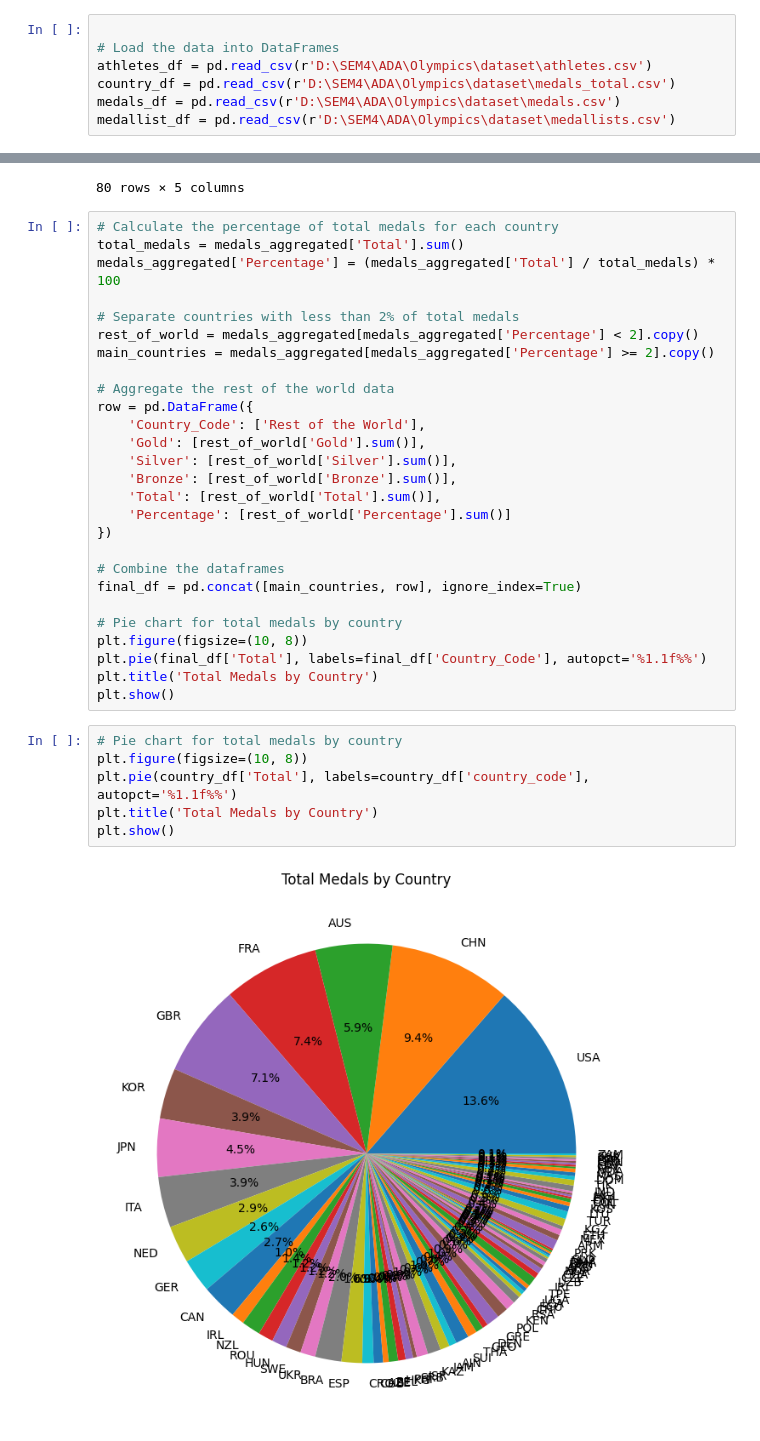
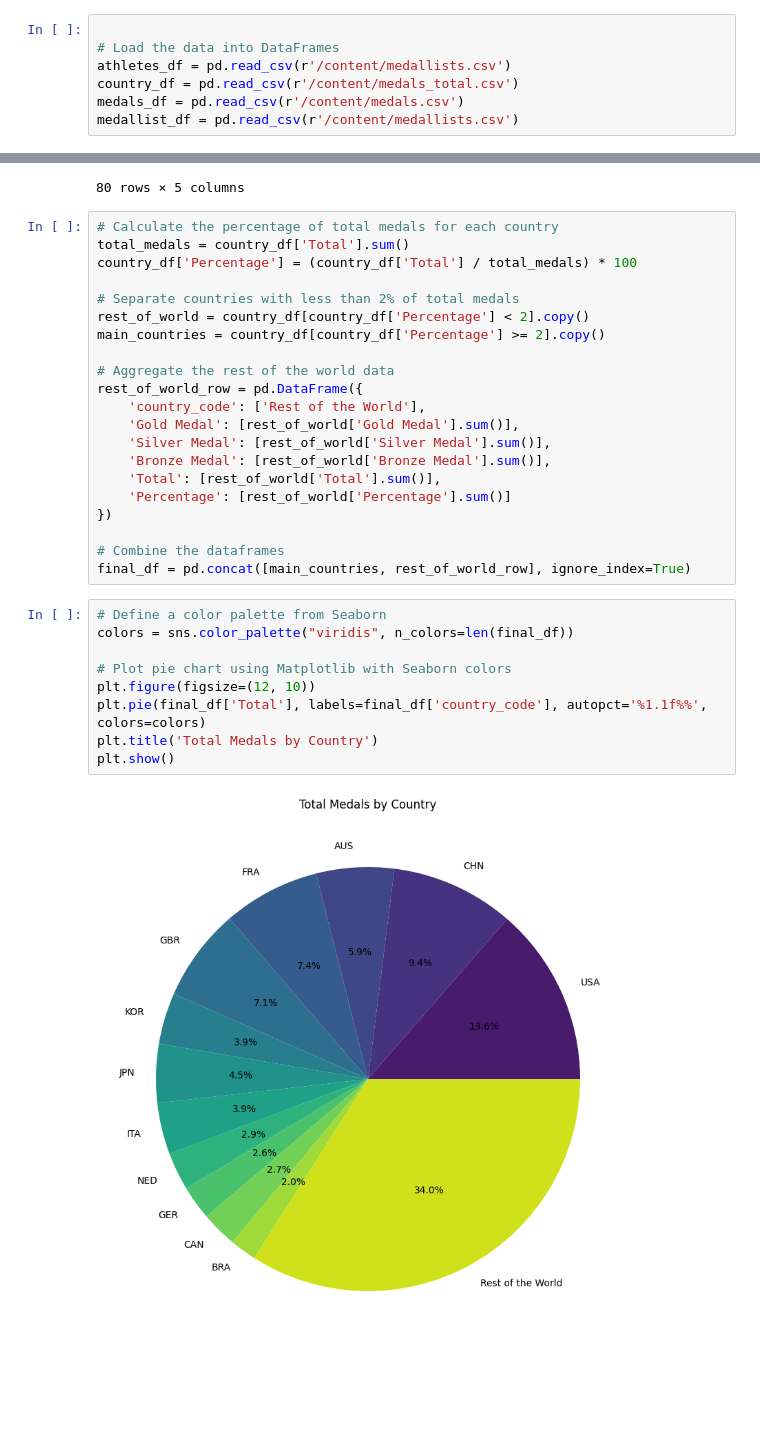
Before and after one commit to noelmt7/Advanced_Data_Analytics, a Jupyter notebook: Olympics/Paris2024_analysis.ipynb, the cells around one changed output, grey strips where cells are left out. Cells and saved outputs as stored; diff of their text form; blank space fills up the shorter version.

Commit message:
olympics

```diff
--- a/Olympics/Paris2024_analysis.ipynb
+++ b/Olympics/Paris2024_analysis.ipynb
@@ -4,10 +8,10 @@ import matplotlib.pyplot as plt
 # %%
 
 # Load the data into DataFrames
-athletes_df = pd.read_csv(r'D:\SEM4\ADA\Olympics\dataset\athletes.csv')
-country_df = pd.read_csv(r'D:\SEM4\ADA\Olympics\dataset\medals_total.csv')
-medals_df = pd.read_csv(r'D:\SEM4\ADA\Olympics\dataset\medals.csv')
-medallist_df = pd.read_csv(r'D:\SEM4\ADA\Olympics\dataset\medallists.csv')
+athletes_df = pd.read_csv(r'/content/medallists.csv')
+country_df = pd.read_csv(r'/content/medals_total.csv')
+medals_df = pd.read_csv(r'/content/medals.csv')
+medallist_df = pd.read_csv(r'/content/medallists.csv')
 # %%
 medallist_df.sample(10)
 # %% [output]
@@ -54,36 +94,33 @@ country_df
 80 rows × 5 columns
 # %%
 # Calculate the percentage of total medals for each country
-total_medals = medals_aggregated['Total'].sum()
-medals_aggregated['Percentage'] = (medals_aggregated['Total'] / total_medals) * 100
+total_medals = country_df['Total'].sum()
+country_df['Percentage'] = (country_df['Total'] / total_medals) * 100
 
 # Separate countries with less than 2% of total medals
-rest_of_world = medals_aggregated[medals_aggregated['Percentage'] < 2].copy()
-main_countries = medals_aggregated[medals_aggregated['Percentage'] >= 2].copy()
+rest_of_world = country_df[country_df['Percentage'] < 2].copy()
+main_countries = country_df[country_df['Percentage'] >= 2].copy()
 
 # Aggregate the rest of the world data
-row = pd.DataFrame({
-    'Country_Code': ['Rest of the World'],
-    'Gold': [rest_of_world['Gold'].sum()],
-    'Silver': [rest_of_world['Silver'].sum()],
-    'Bronze': [rest_of_world['Bronze'].sum()],
+rest_of_world_row = pd.DataFrame({
+    'country_code': ['Rest of the World'],
+    'Gold Medal': [rest_of_world['Gold Medal'].sum()],
+    'Silver Medal': [rest_of_world['Silver Medal'].sum()],
+    'Bronze Medal': [rest_of_world['Bronze Medal'].sum()],
     'Total': [rest_of_world['Total'].sum()],
     'Percentage': [rest_of_world['Percentage'].sum()]
 })
 
 # Combine the dataframes
-final_df = pd.concat([main_countries, row], ignore_index=True)
-
-# Pie chart for total medals by country
-plt.figure(figsize=(10, 8))
-plt.pie(final_df['Total'], labels=final_df['Country_Code'], autopct='%1.1f%%')
-plt.title('Total Medals by Country')
-plt.show()
+final_df = pd.concat([main_countries, rest_of_world_row], ignore_index=True)
 # %%
-# Pie chart for total medals by country
-plt.figure(figsize=(10, 8))
-plt.pie(country_df['Total'], labels=country_df['country_code'], autopct='%1.1f%%')
+# Define a color palette from Seaborn
+colors = sns.color_palette("viridis", n_colors=len(final_df))
+
+# Plot pie chart using Matplotlib with Seaborn colors
+plt.figure(figsize=(12, 10))
+plt.pie(final_df['Total'], labels=final_df['country_code'], autopct='%1.1f%%', colors=colors)
 plt.title('Total Medals by Country')
 plt.show()
 # %% [output]
-[figure, old version]
+[figure, new version]
```
Also changed, not shown: parts of 10 cells of this notebook.
